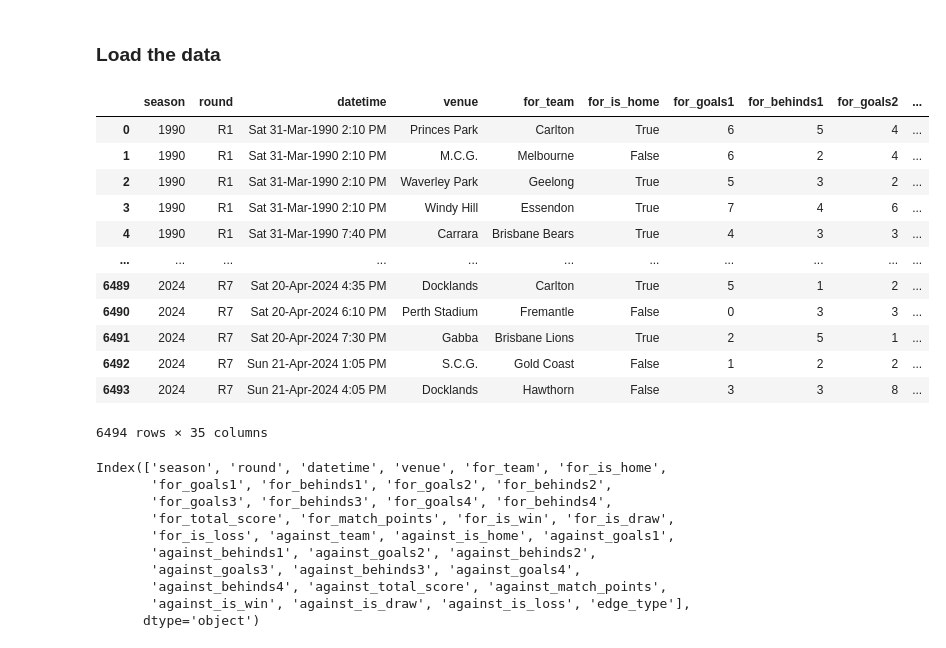
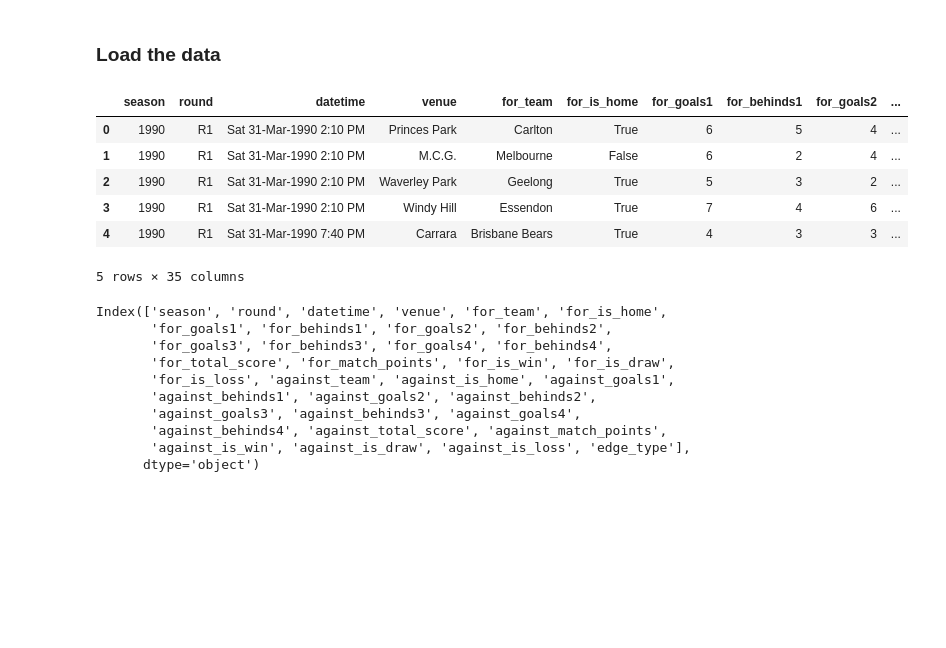
Before and after one commit to gaj67/gaj-data-science, a Jupyter notebook: AFL/notebooks/4_data_analysis.ipynb, the cells around one changed output. Saved outputs shown, nothing was run; the diff lists cells and outputs as text; code cells hidden in the pictures; blank space fills up the shorter version.

```diff
--- a/AFL/notebooks/4_data_analysis.ipynb
+++ b/AFL/notebooks/4_data_analysis.ipynb
@@ -42,21 +43,15 @@ import matplotlib.pyplot as plt
 # %%
 df_matches = pd.read_csv(os.path.join("..", "data", "matches.csv"))
 # %%
-df_matches
+df_matches.head()
 # %% [output]
 |  | season | round | datetime | venue | for_team | for_is_home | for_goals1 | for_behinds1 | for_goals2 | ... |
 | 0 | 1990 | R1 | Sat 31-Mar-1990 2:10 PM | Princes Park | Carlton | True | 6 | 5 | 4 | ... |
 | 1 | 1990 | R1 | Sat 31-Mar-1990 2:10 PM | M.C.G. | Melbourne | False | 6 | 2 | 4 | ... |
 | 2 | 1990 | R1 | Sat 31-Mar-1990 2:10 PM | Waverley Park | Geelong | True | 5 | 3 | 2 | ... |
 | 3 | 1990 | R1 | Sat 31-Mar-1990 2:10 PM | Windy Hill | Essendon | True | 7 | 4 | 6 | ... |
 | 4 | 1990 | R1 | Sat 31-Mar-1990 7:40 PM | Carrara | Brisbane Bears | True | 4 | 3 | 3 | ... |
-| ... | ... | ... | ... | ... | ... | ... | ... | ... | ... | ... |
-| 6489 | 2024 | R7 | Sat 20-Apr-2024 4:35 PM | Docklands | Carlton | True | 5 | 1 | 2 | ... |
-| 6490 | 2024 | R7 | Sat 20-Apr-2024 6:10 PM | Perth Stadium | Fremantle | False | 0 | 3 | 3 | ... |
-| 6491 | 2024 | R7 | Sat 20-Apr-2024 7:30 PM | Gabba | Brisbane Lions | True | 2 | 5 | 1 | ... |
-| 6492 | 2024 | R7 | Sun 21-Apr-2024 1:05 PM | S.C.G. | Gold Coast | False | 1 | 2 | 2 | ... |
-| 6493 | 2024 | R7 | Sun 21-Apr-2024 4:05 PM | Docklands | Hawthorn | False | 3 | 3 | 8 | ... |
-6494 rows × 35 columns
+5 rows × 35 columns
 # %%
 print(df_matches.columns)
 # %% [output]
```
Also changed, not shown: parts of 91 cells of this notebook, 2 other files.
